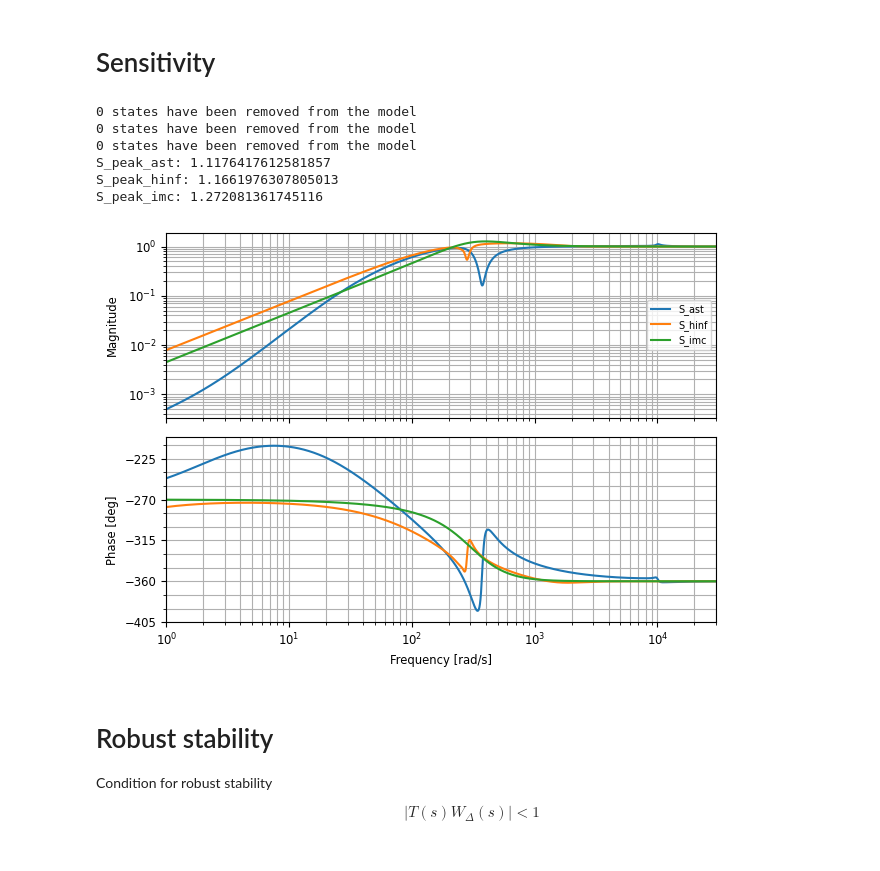
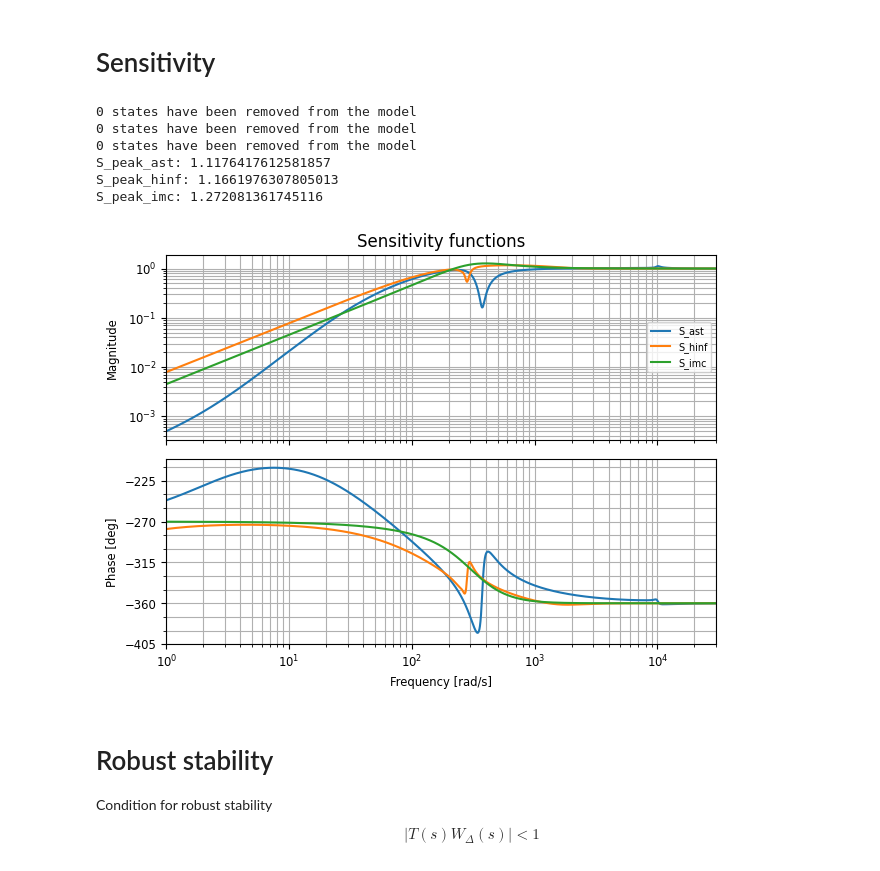
Before and after one commit to eliasrhoden/Sinumerik-Ctrl, a Jupyter notebook: ctrl_compare.ipynb, the cells around one changed output. Cells and saved outputs as stored; diff of their text form; code cells hidden in the pictures.

```diff
--- a/ctrl_compare.ipynb
+++ b/ctrl_compare.ipynb
@@ -180,34 +183,37 @@ S_imc.name = 'S_imc'
 
 omega_limits = [1,3*1e4]
 
 ctrl.bode(S_ast,omega_limits=omega_limits)
 ctrl.bode(S_hinf,omega_limits=omega_limits)
 ctrl.bode(S_imc,omega_limits=omega_limits)
 
 
 def peak_norm(G):
 
     Y = ctrl.frequency_response(G).response[0][0]
     return np.max(np.abs(Y))
 
 
 S_peak_ast = peak_norm(S_ast)
 S_peak_hinf = peak_norm(S_hinf)
 S_peak_imc = peak_norm(S_imc)
 
 print(f'S_peak_ast: {S_peak_ast}')
 print(f'S_peak_hinf: {S_peak_hinf}')
 print(f'S_peak_imc: {S_peak_imc}')
 
+plt.subplot(2,1,1)
+plt.title('Sensitivity functions')
+
 save_fig('sensitivity_functions')
 # %% [output]
 0 states have been removed from the model
 0 states have been removed from the model
 0 states have been removed from the model
 S_peak_ast: 1.1176417612581857
 S_peak_hinf: 1.1661976307805013
 S_peak_imc: 1.272081361745116
-[figure, old version]
+[figure, new version]
 # %% [markdown]
 # Robust stability
 
```
Also changed, not shown: parts of 5 cells of this notebook, 32 other files.
